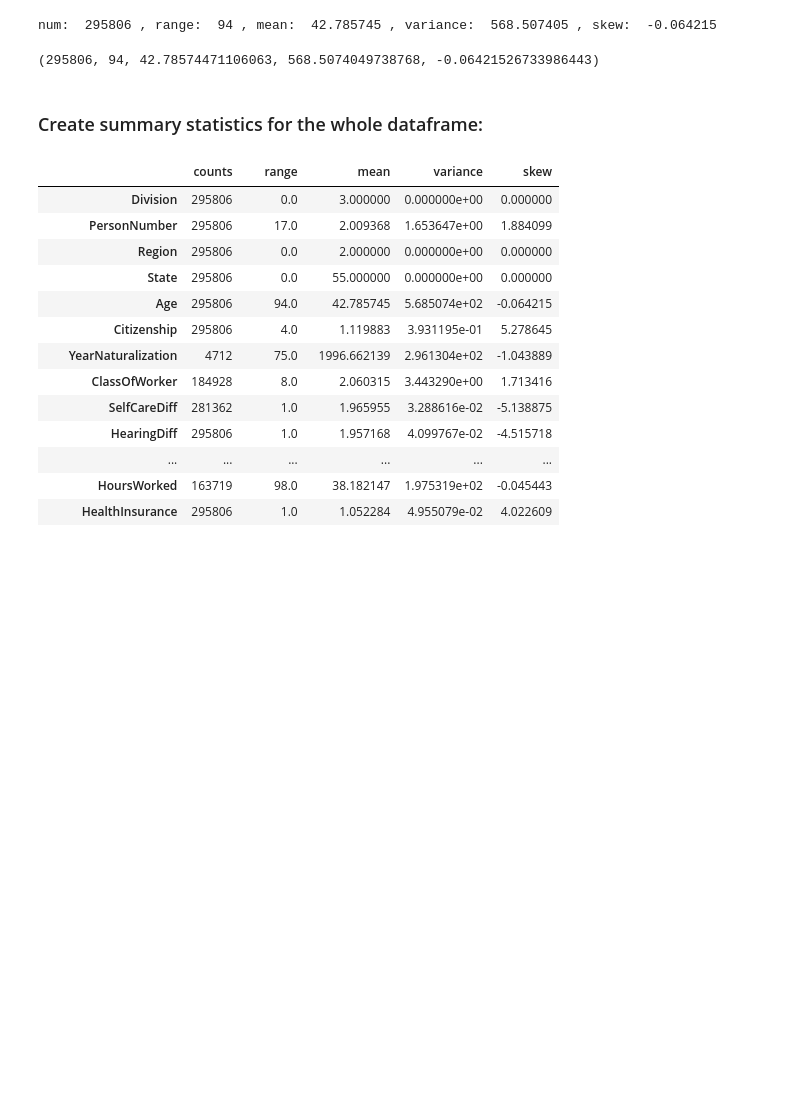
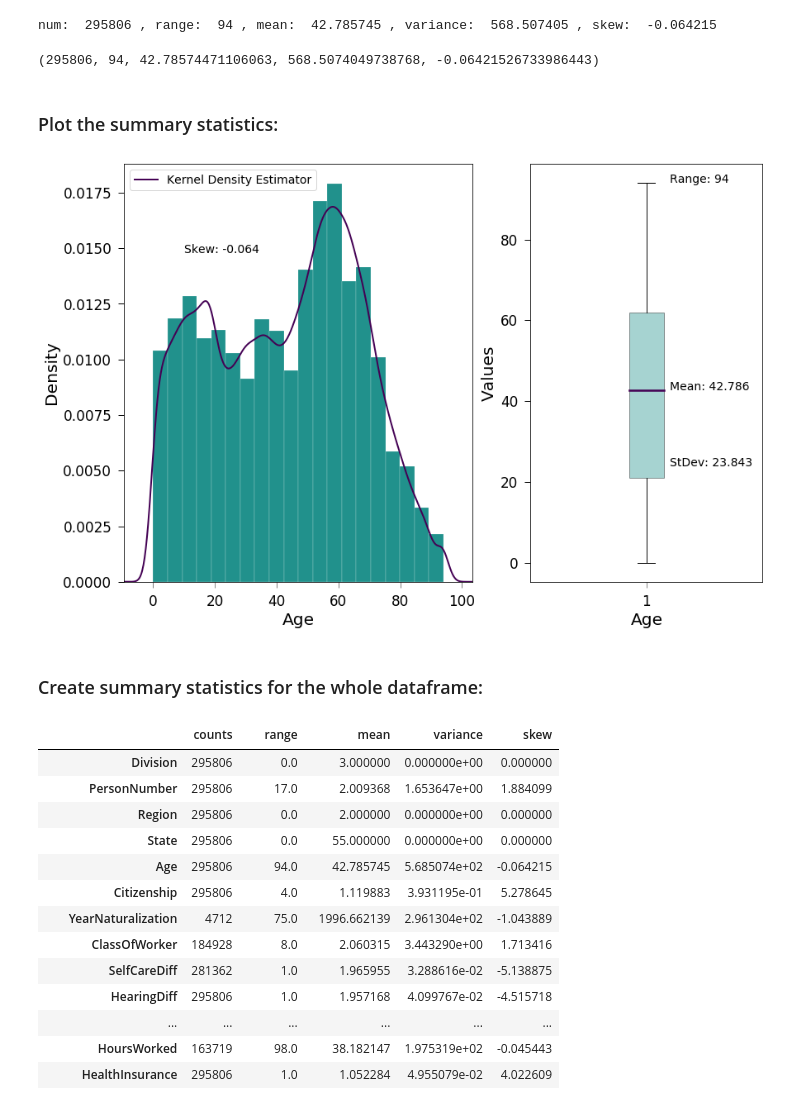
Before and after one commit to MTabbutt/SubGroupExplorerTool_DataViz_CS765, a Jupyter notebook: ToolDev_Exploration.ipynb, the cells around one changed output. Drawn from its saved outputs; the diff is of its cells as text; code cells hidden in the pictures; blank space fills up the shorter version.

Commit message:
making statistics plotting reoutine

```diff
--- a/ToolDev_Exploration.ipynb
+++ b/ToolDev_Exploration.ipynb
@@ -107,6 +107,12 @@ census_data.getSummaryStats("Age")
 # %% [output]
 num:  295806 , range:  94 , mean:  42.785745 , variance:  568.507405 , skew:  -0.064215
 (295806, 94, 42.78574471106063, 568.5074049738768, -0.06421526733986443)
+# %% [markdown]
+### Plot the summary statistics:
+# %%
+census_data.plotSummaryStats("Age", printStats=False)
+# %% [output]
+[figure, added]
 # %% [markdown]
 ### Create summary statistics for the whole dataframe:
 # %%
```
Also changed, not shown: parts of 20 cells of this notebook, 1 other file.
